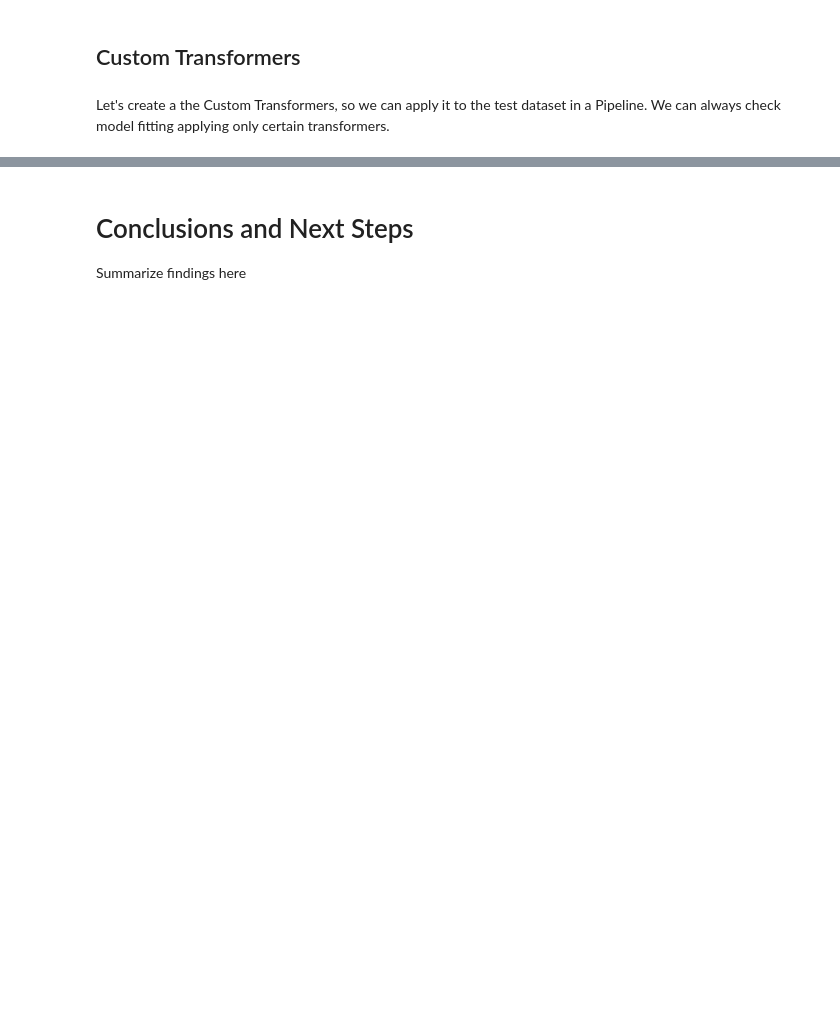
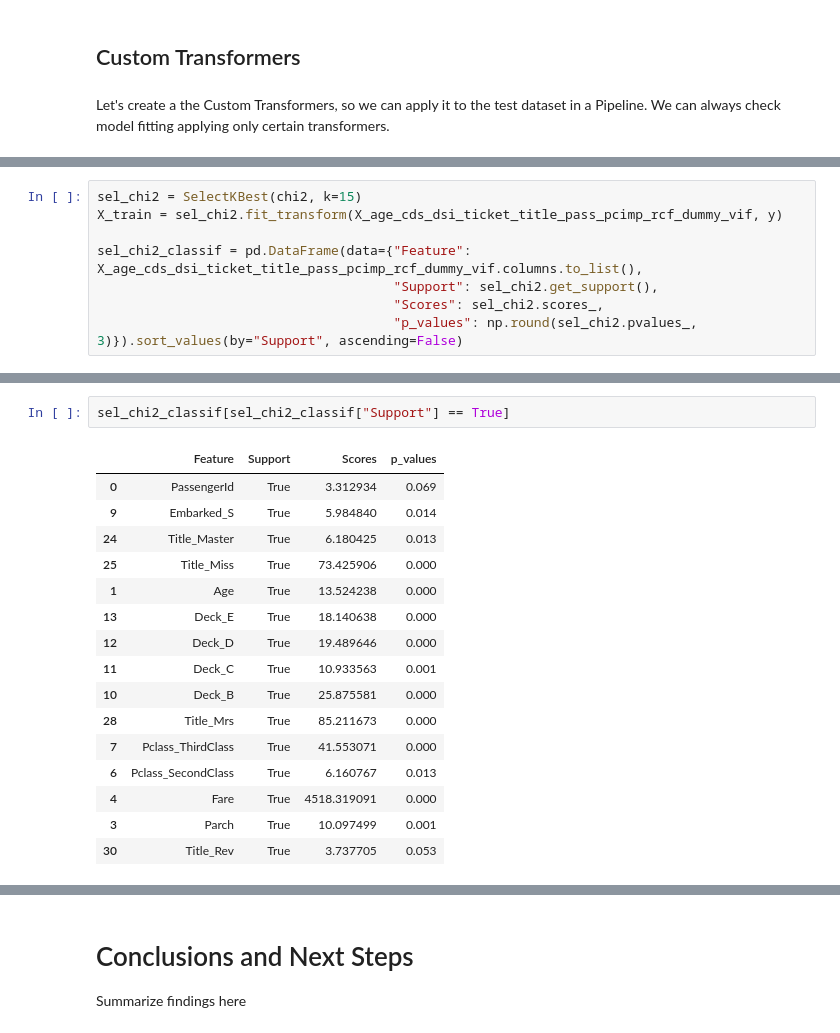
Before and after one commit to sbmoyano/data_science_projects, a Jupyter notebook: kaggle_titanic_competition/kaggle_titanic_competition_classification.ipynb, the cells around one changed output, grey strips where cells are left out. Cells and saved outputs as stored; diff of their text form; blank space fills up the shorter version.

```diff
--- a/kaggle_titanic_competition/kaggle_titanic_competition_classification.ipynb
+++ b/kaggle_titanic_competition/kaggle_titanic_competition_classification.ipynb
@@ -665,0 +1161,8 @@ Show graphs and stats here
+# %%
+sel_chi2 = SelectKBest(chi2, k=15)
+X_train = sel_chi2.fit_transform(X_age_cds_dsi_ticket_title_pass_pcimp_rcf_dummy_vif, y)
+
+sel_chi2_classif = pd.DataFrame(data={"Feature": X_age_cds_dsi_ticket_title_pass_pcimp_rcf_dummy_vif.columns.to_list(),
+                                      "Support": sel_chi2.get_support(),
+                                      "Scores": sel_chi2.scores_,
+                                      "p_values": np.round(sel_chi2.pvalues_, 3)}).sort_values(by="Support", ascending=False)
@@ -665,0 +1267,19 @@ Show graphs and stats here
+# %%
+sel_chi2_classif[sel_chi2_classif["Support"] == True]
+# %% [output]
+|  | Feature | Support | Scores | p_values |
+| 0 | PassengerId | True | 3.312934 | 0.069 |
+| 9 | Embarked_S | True | 5.984840 | 0.014 |
+| 24 | Title_Master | True | 6.180425 | 0.013 |
+| 25 | Title_Miss | True | 73.425906 | 0.000 |
+| 1 | Age | True | 13.524238 | 0.000 |
+| 13 | Deck_E | True | 18.140638 | 0.000 |
+| 12 | Deck_D | True | 19.489646 | 0.000 |
+| 11 | Deck_C | True | 10.933563 | 0.001 |
+| 10 | Deck_B | True | 25.875581 | 0.000 |
+| 28 | Title_Mrs | True | 85.211673 | 0.000 |
+| 7 | Pclass_ThirdClass | True | 41.553071 | 0.000 |
+| 6 | Pclass_SecondClass | True | 6.160767 | 0.013 |
+| 4 | Fare | True | 4518.319091 | 0.000 |
+| 3 | Parch | True | 10.097499 | 0.001 |
+| 30 | Title_Rev | True | 3.737705 | 0.053 |
```
Also changed, not shown: parts of 88 cells of this notebook.
